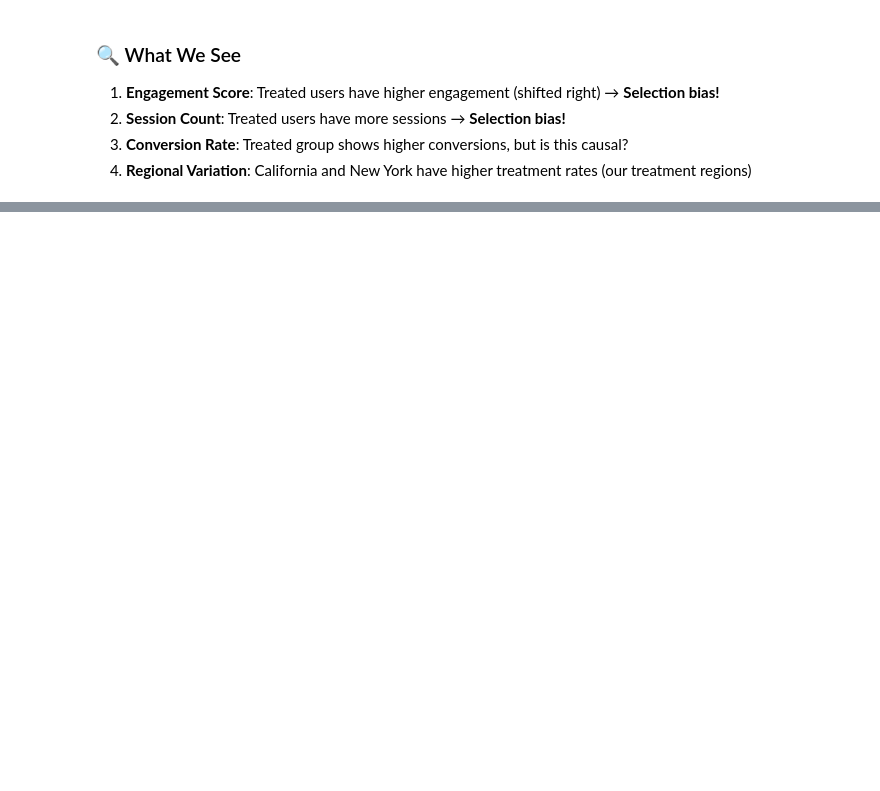
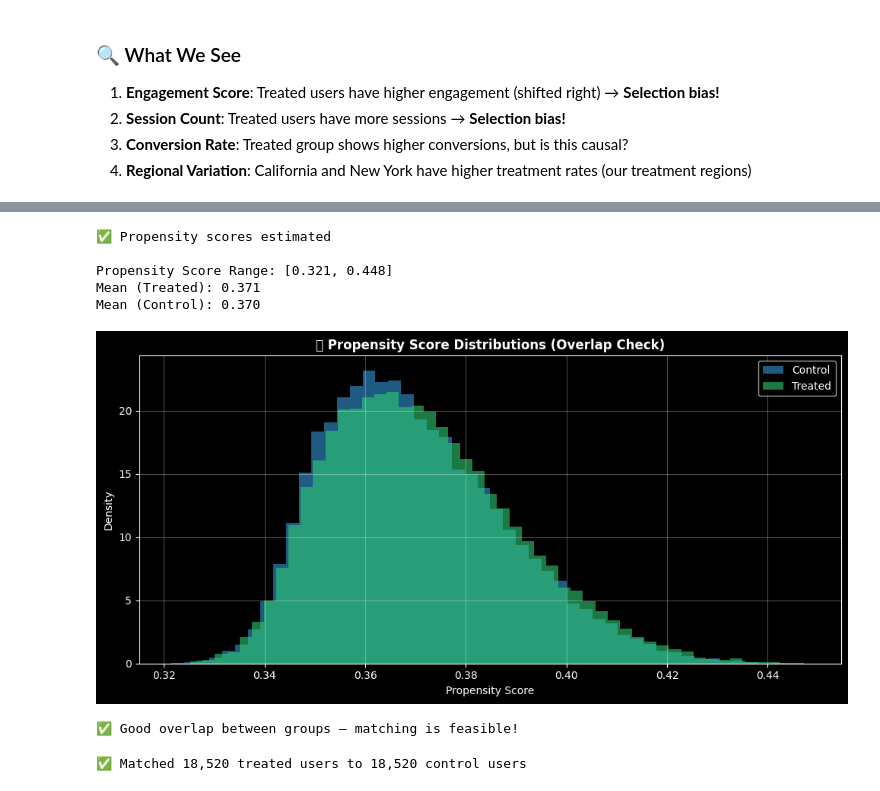
Before and after one commit to ZeroZulu/marketing-incrementality-measurement, a Jupyter notebook: final-project/notebooks/marketing_incrementality_analysis.ipynb, the cells around one changed output, grey strips where cells are left out. Saved outputs shown, nothing was run; the diff lists cells and outputs as text; code cells hidden in the pictures; blank space fills up the shorter version.

```diff
--- a/final-project/notebooks/marketing_incrementality_analysis.ipynb
+++ b/final-project/notebooks/marketing_incrementality_analysis.ipynb
@@ -1265,0 +486,76 @@ Every dollar spent on marketing that **doesn't** drive incremental value is a do
+# %%
+# Step 1: Estimate Propensity Scores
+features = ['days_since_install', 'session_count', 'engagement_score',
+            'lifetime_value', 'is_mobile', 'is_organic']
+
+X = df[features]
+y = df['treated']
+
+# Standardize features
+scaler = StandardScaler()
+X_scaled = scaler.fit_transform(X)
+
+# Fit logistic regression
+ps_model = LogisticRegression(max_iter=1000, random_state=42)
+ps_model.fit(X_scaled, y)
+
+# Get propensity scores
+df['propensity_score'] = ps_model.predict_proba(X_scaled)[:, 1]
+
+print("✅ Propensity scores estimated")
+print(f"\nPropensity Score Range: [{df['propensity_score'].min():.3f}, {df['propensity_score'].max():.3f}]")
+print(f"Mean (Treated): {df[df['treated']==1]['propensity_score'].mean():.3f}")
+print(f"Mean (Control): {df[df['treated']==0]['propensity_score'].mean():.3f}")
+# %% [output]
+✅ Propensity scores estimated
+
+Propensity Score Range: [0.321, 0.448]
+Mean (Treated): 0.371
+Mean (Control): 0.370
+# %%
+# Propensity Score Distributions (Overlap Check)
+fig, ax = plt.subplots(figsize=(10, 5))
+
+# Plot distributions
+ax.hist(df[df['treated']==0]['propensity_score'], bins=50, alpha=0.6,
+        color='#3498db', label='Control', density=True)
+ax.hist(df[df['treated']==1]['propensity_score'], bins=50, alpha=0.6,
+        color='#2ecc71', label='Treated', density=True)
+
+ax.set_xlabel('Propensity Score')
+ax.set_ylabel('Density')
+ax.set_title('📊 Propensity Score Distributions (Overlap Check)', fontweight='bold')
+ax.legend()
+ax.grid(True, alpha=0.3)
+
+plt.tight_layout()
+plt.show()
+
+print("\n✅ Good overlap between groups — matching is feasible!")
+# %% [output]
+[figure, added]
+✅ Good overlap between groups — matching is feasible!
+# %%
+# Step 2: Nearest Neighbor Matching
+treated_idx = df[df['treated'] == 1].index
+control_idx = df[df['treated'] == 0].index
+
+# Get propensity scores
+treated_ps = df.loc[treated_idx, 'propensity_score'].values.reshape(-1, 1)
+control_ps = df.loc[control_idx, 'propensity_score'].values.reshape(-1, 1)
+
+# Find nearest neighbors
+nn = NearestNeighbors(n_neighbors=1, algorithm='ball_tree')
+nn.fit(control_ps)
+distances, indices = nn.kneighbors(treated_ps)
+
+# Get matched control indices
+matched_control_idx = control_idx[indices.flatten()]
+
+# Create matched dataset
+df_matched_treated = df.loc[treated_idx].copy()
+df_matched_control = df.loc[matched_control_idx].copy()
+
+print(f"✅ Matched {len(treated_idx):,} treated users to {len(matched_control_idx):,} control users")
+# %% [output]
+✅ Matched 18,520 treated users to 18,520 control users
```
Also changed, not shown: parts of 50 cells of this notebook.
